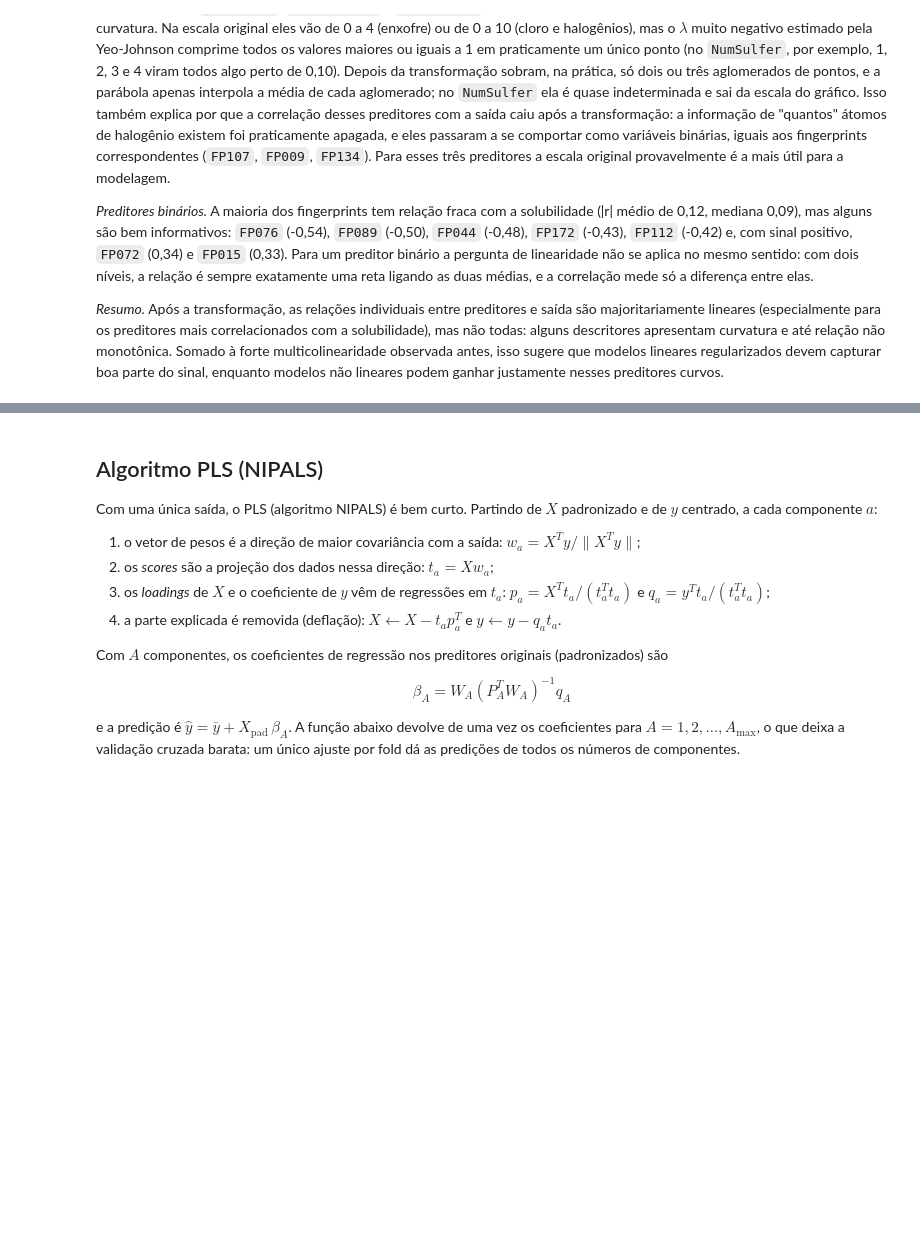
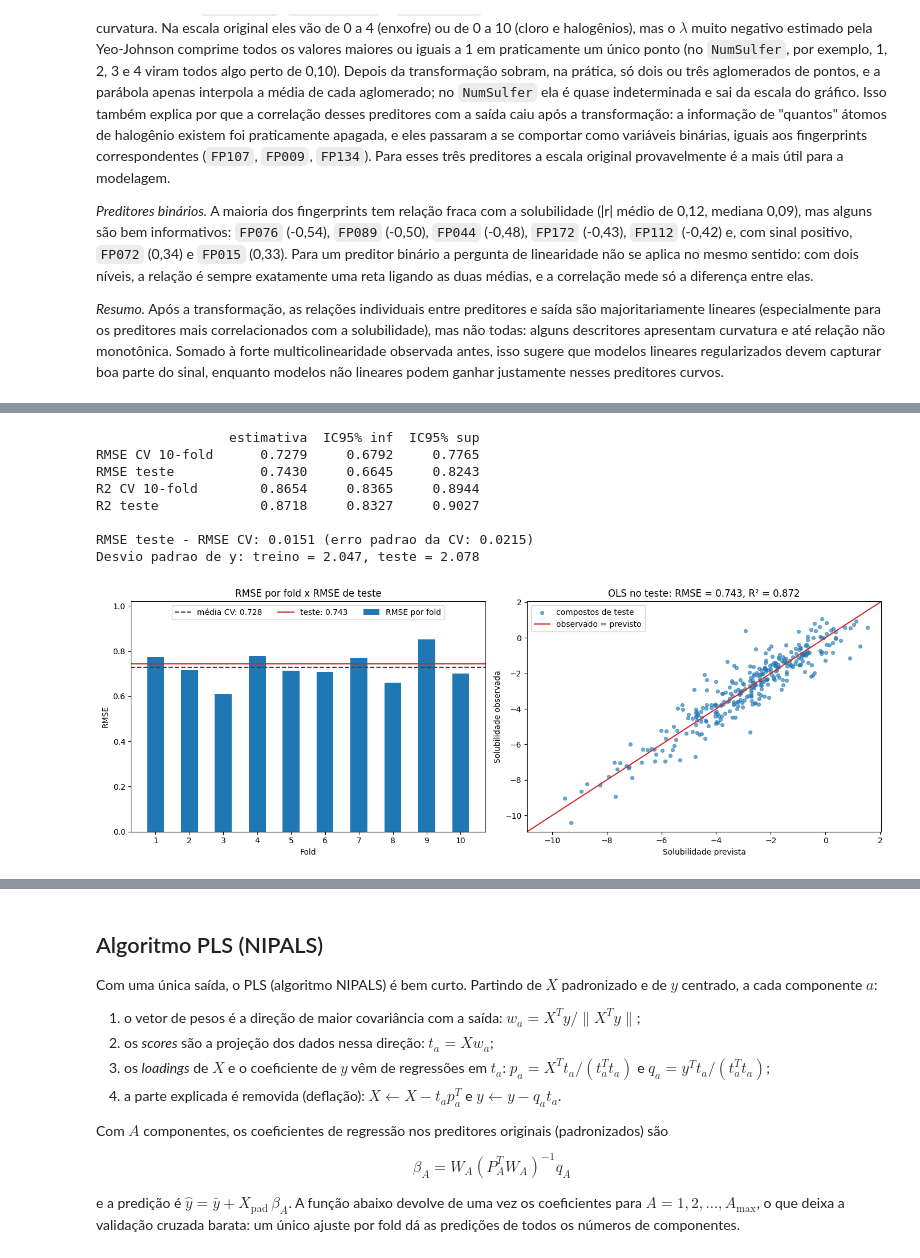
Before and after one commit to alissonjsb4/applied-computational-intelligence, a Jupyter notebook: homework02/homework2.ipynb, the cells around one changed output, grey strips where cells are left out. Cells and saved outputs as stored; diff of their text form; code cells hidden in the pictures; blank space fills up the shorter version.

```diff
--- a/homework02/homework2.ipynb
+++ b/homework02/homework2.ipynb
@@ -607,0 +822,59 @@ def aplicar_preprocessamento(X, parametros):
+# %%
+gerador_ols = np.random.default_rng(123)
+y_te_ols = y_teste.values
+reamostras_ols = np.empty((5000, 2))
+for b in range(len(reamostras_ols)):
+    amostra = gerador_ols.integers(0, len(y_te_ols), len(y_te_ols))
+    reamostras_ols[b] = rmse(y_te_ols[amostra], y_previsto_teste_ols[amostra]), r2(y_te_ols[amostra], y_previsto_teste_ols[amostra])
+ic_teste_ols = np.percentile(reamostras_ols, [2.5, 97.5], axis=0)
+
+t_critico = stats.t.ppf(0.975, N_FOLDS - 1)
+ep_rmse_ols = rmse_folds_ols.std(ddof=1) / np.sqrt(N_FOLDS)
+ep_r2_ols = r2_folds_ols.std(ddof=1) / np.sqrt(N_FOLDS)
+rmse_teste_ols = rmse(y_te_ols, y_previsto_teste_ols)
+r2_teste_ols = r2(y_te_ols, y_previsto_teste_ols)
+
+resumo_ols = pd.DataFrame({
+    'estimativa': [rmse_folds_ols.mean(), rmse_teste_ols, r2_folds_ols.mean(), r2_teste_ols],
+    'IC95% inf': [rmse_folds_ols.mean() - t_critico * ep_rmse_ols, ic_teste_ols[0, 0], r2_folds_ols.mean() - t_critico * ep_r2_ols, ic_teste_ols[0, 1]],
+    'IC95% sup': [rmse_folds_ols.mean() + t_critico * ep_rmse_ols, ic_teste_ols[1, 0], r2_folds_ols.mean() + t_critico * ep_r2_ols, ic_teste_ols[1, 1]],
+}, index=['RMSE CV 10-fold', 'RMSE teste', 'R2 CV 10-fold', 'R2 teste'])
+print(resumo_ols.round(4).to_string())
+print('\nRMSE teste - RMSE CV: %.4f (erro padrao da CV: %.4f)' % (rmse_teste_ols - rmse_folds_ols.mean(), ep_rmse_ols))
+print('Desvio padrao de y: treino = %.3f, teste = %.3f' % (y_tr.std(ddof=1), y_te_ols.std(ddof=1)))
+
+fig, axes = plt.subplots(1, 2, figsize=(14, 5))
+
+axes[0].bar(range(1, N_FOLDS + 1), rmse_folds_ols, width=0.5, color='tab:blue', label='RMSE por fold')
+axes[0].axhline(rmse_folds_ols.mean(), color='0.25', ls='--', label='média CV: %.3f' % rmse_folds_ols.mean())
+axes[0].axhline(rmse_teste_ols, color='tab:red', label='teste: %.3f' % rmse_teste_ols)
+axes[0].set_xticks(range(1, N_FOLDS + 1))
+axes[0].set_xlabel('Fold')
+axes[0].set_ylabel('RMSE')
+axes[0].set_title('RMSE por fold x RMSE de teste')
+axes[0].set_ylim(0, 1.02)
+axes[0].legend(loc='upper center', ncol=3)
+
+limites_ols = [min(y_te_ols.min(), y_previsto_teste_ols.min()) - 0.5, max(y_te_ols.max(), y_previsto_teste_ols.max()) + 0.5]
+axes[1].scatter(y_previsto_teste_ols, y_te_ols, s=18, alpha=0.6, color='tab:blue', label='compostos de teste')
+axes[1].plot(limites_ols, limites_ols, color='tab:red', label='observado = previsto')
+axes[1].set_xlim(limites_ols)
+axes[1].set_ylim(limites_ols)
+axes[1].set_xlabel('Solubilidade prevista')
+axes[1].set_ylabel('Solubilidade observada')
+axes[1].set_title('OLS no teste: RMSE = %.3f, R² = %.3f' % (rmse_teste_ols, r2_teste_ols))
+axes[1].legend(loc='upper left')
+
+plt.tight_layout()
+salvar_figura('ols_cv_vs_teste')
+plt.show()
+# %% [output]
+                 estimativa  IC95% inf  IC95% sup
+RMSE CV 10-fold      0.7279     0.6792     0.7765
+RMSE teste           0.7430     0.6645     0.8243
+R2 CV 10-fold        0.8654     0.8365     0.8944
+R2 teste             0.8718     0.8327     0.9027
+
+RMSE teste - RMSE CV: 0.0151 (erro padrao da CV: 0.0215)
+Desvio padrao de y: treino = 2.047, teste = 2.078
+[figure, added]
```
Also changed, not shown: parts of 48 cells of this notebook, 18 other files.
